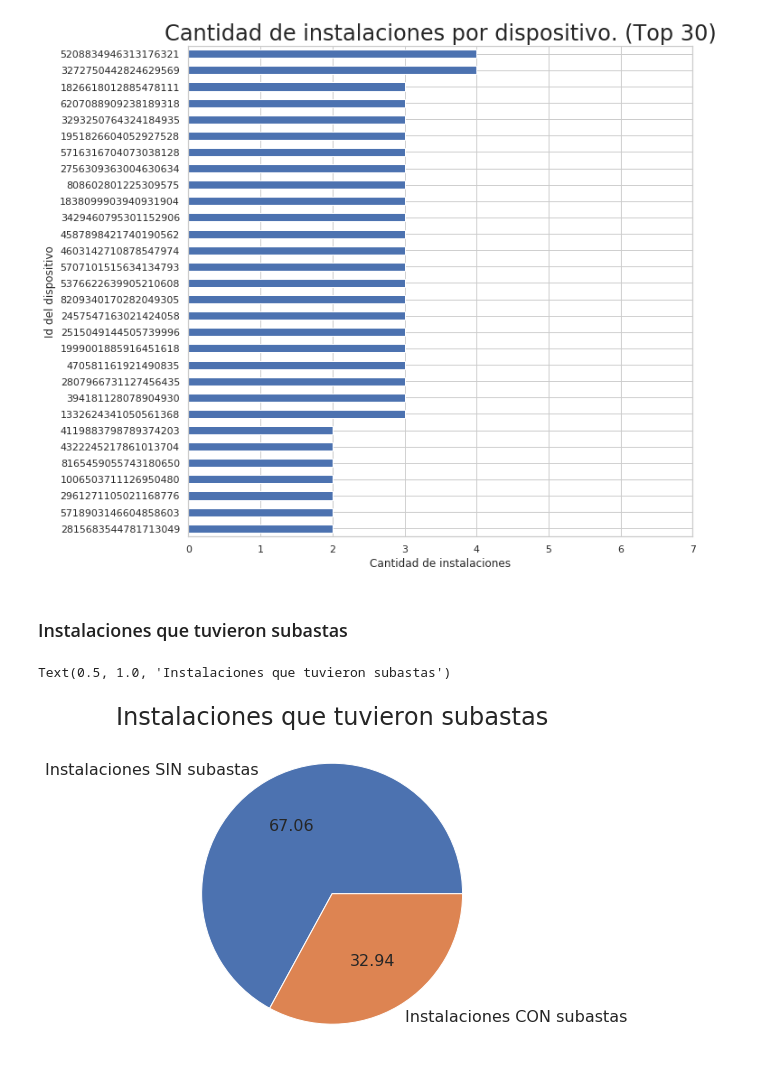
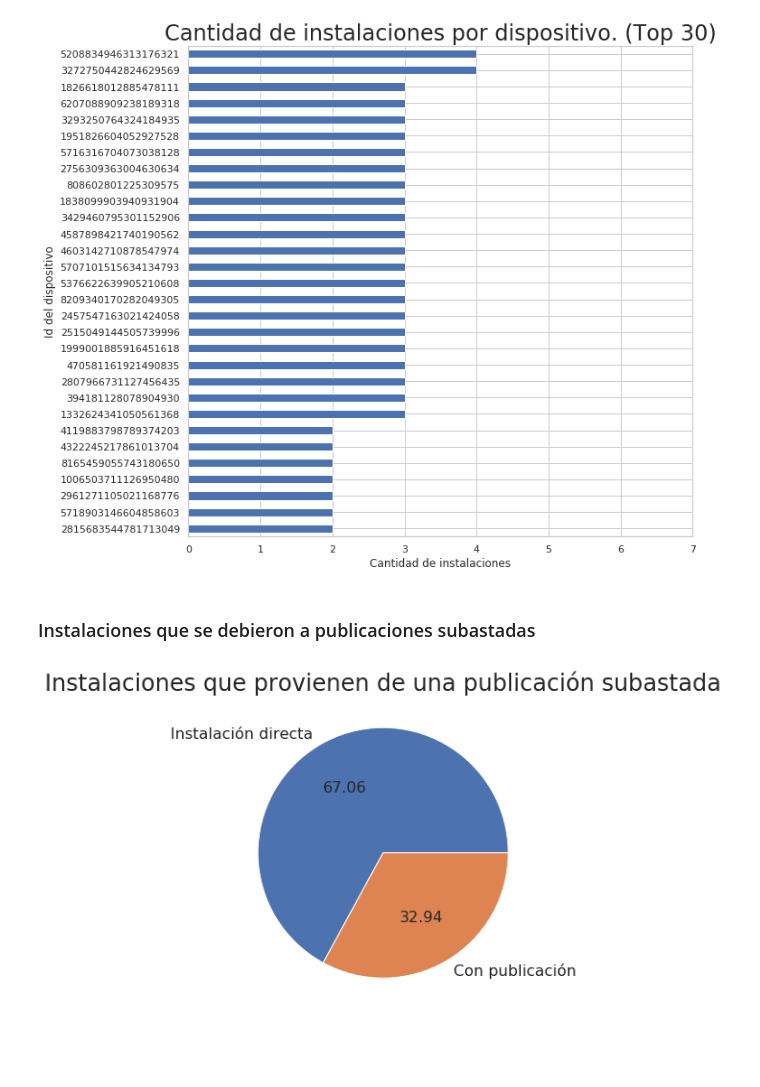
Before and after one commit to alepenaa94/Datos_2019, a Jupyter notebook: Notebook/TP1_Análisis Exploratorio.ipynb, the cells around one changed output. Drawn from its saved outputs; the diff is of its cells as text; code cells hidden in the pictures; blank space fills up the shorter version.

```diff
--- a/Notebook/TP1_Análisis Exploratorio.ipynb
+++ b/Notebook/TP1_Análisis Exploratorio.ipynb
@@ -661,15 +662,15 @@ plt.xticks(r);
 [figure]
 # %% [markdown]
 <a id='link_26'></a>
-### Instalaciones que tuvieron subastas
+### Instalaciones que se debieron a publicaciones subastadas
 # %%
-installs['did_auction'] = np.where(installs['ref_hash'].isin(auctions['device_id']),True,False)
+installs['auctioned_ad'] = np.where(installs['ref_hash'].isin(auctions['device_id']),True,False)
 # %%
-installs['did_auction'].value_counts().plot.pie(labels=['Instalaciones SIN subastas',\
-                                                        'Instalaciones CON subastas'],figsize=(6, 6),\
+installs['auctioned_ad'].value_counts().plot.pie(labels=['Instalación directa',\
+                                                        'Con publicación'],\
+                                                figsize=(6, 6),\
                                                 autopct='%.2f', fontsize=16)
 plt.ylabel('');
-plt.title('Instalaciones que tuvieron subastas',fontsize=24)
+plt.title('Instalaciones que provienen de una publicación subastada',fontsize=24);
 # %% [output]
-Text(0.5, 1.0, 'Instalaciones que tuvieron subastas')
-[figure, old version]
+[figure, new version]
```
Also changed, not shown: parts of 3 cells of this notebook.
